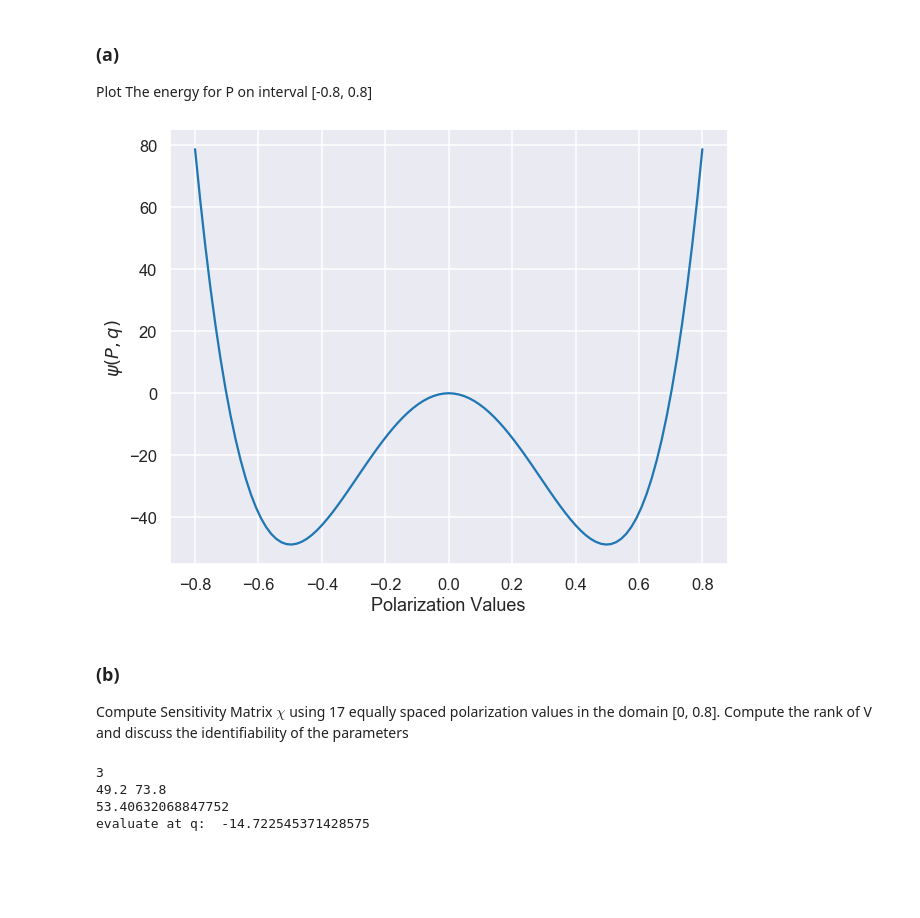
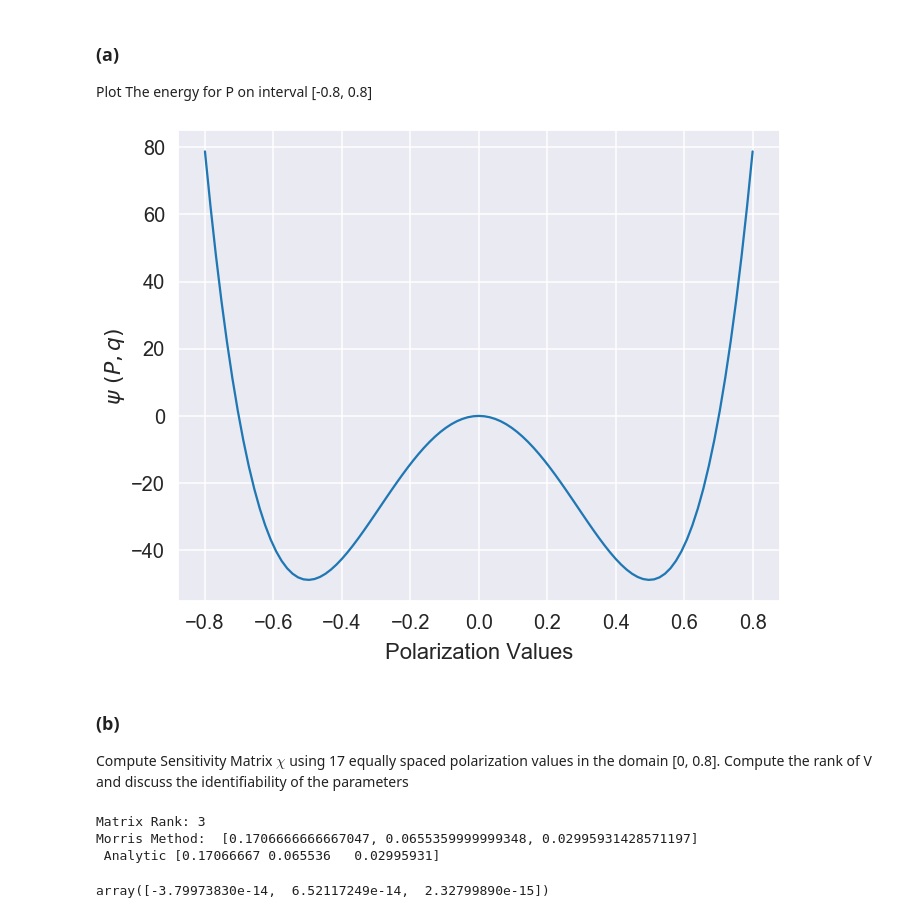
Before and after one commit to adamcwatts/MA540_UQ, a Jupyter notebook: Project2/Problem3.ipynb, the cells around one changed output. Cells and saved outputs as stored; diff of their text form; code cells hidden in the pictures; blank space fills up the shorter version.

```diff
--- a/Project2/Problem3.ipynb
+++ b/Project2/Problem3.ipynb
@@ -26,37 +94,55 @@ def y(q):
 ### (a)
 Plot The energy for P on interval [-0.8, 0.8]
 # %%
+SMALL_SIZE = 20
+MEDIUM_SIZE = 22
+BIGGER_SIZE = 24
+plt.rc('font', size=SMALL_SIZE)          # controls default text sizes
+plt.rc('axes', titlesize=SMALL_SIZE)     # fontsize of the axes title
+plt.rc('axes', labelsize=MEDIUM_SIZE)    # fontsize of the x and y labels
+plt.rc('xtick', labelsize=SMALL_SIZE)    # fontsize of the tick labels
+plt.rc('ytick', labelsize=SMALL_SIZE)    # fontsize of the tick labels
+plt.rc('legend', fontsize=MEDIUM_SIZE)    # legend fontsize
+plt.rc('figure', titlesize=BIGGER_SIZE)  # fontsize of the figure title
+
 a_1, a_11, a_111 = -389.4, 761.3, 61.5
 q = [a_1, a_11, a_111]
 p_interval = np.linspace(-0.8, 0.8, 101)
 
 fig, axe = plt.subplots(ncols=1, nrows=1, figsize=(10,8))
 axe=sns.lineplot(p_interval, PSI(p_interval, q))
-axe.set_xlabel('Polarization Values');
-axe.set_ylabel('$\psi(P,q)$');
+axe.set_xlabel('Polarization Values', labelpad=10);
+axe.set_ylabel('$\psi \ (P,q)$');
+plt.tight_layout()
+plt.savefig('problem3_a.png')
 # %% [output]
-[figure, old version]
+[figure, new version]
 # %% [markdown]
 ### (b)
 Compute Sensitivity Matrix $\chi$ using 17 equally spaced polarization values in the domain [0, 0.8]. Compute the rank of V and discuss the identifiability of the parameters
-# %%
-p_domain = np.linspace(0, 0.8, 17)
-Chi = np.array([dPSI_da_1(p_domain), dPSI_da_11(p_domain), dPSI_da_111(p_domain)])
-
-rank = np.linalg.matrix_rank(np.transpose(Chi)@Chi)
-a = q[2]*0.8
-b = q[2]*1.20
-
-r = 50
-delta = 1 /20
-
-print(rank)
-print(q[2]*0.8, q[2]*1.20)
-print(a + (b-a)*np.random.uniform(0,1))
-
-print('evaluate at q: ',y(q))
-# %% [output]
-3
-49.2 73.8
-53.40632068847752
-evaluate at q:  -14.722545371428575
+# %%
+p_domain = np.linspace(0, 0.8, 17)
+
+# Chi is partial of  ∂ y(x_i, q) / q_j  how response changes at various independent inputs with respect to parameter
+
+Chi = np.column_stack((dy_da_1(p_domain),dy_da_11(p_domain), dy_da_111(p_domain)))
+rank = np.linalg.matrix_rank(np.transpose(Chi)@Chi)
+r = 50
+delta = 1 /20
+
+print('Matrix Rank:', rank)
+
+alpha_1_morris = morris_screen(y, r, delta, q, 0)
+alpha_11_morris = morris_screen(y, r, delta, q, 1)
+alpha_111_morris = morris_screen(y, r, delta, q, 2)
+
+grad_alphas = Chi[-1, :]
+u_star = [alpha_1_morris[1], alpha_11_morris[1], alpha_111_morris[1]]
+
+print('Morris Method: ', u_star, '\n', 'Analytic', grad_alphas)
+grad_alphas-u_star
+# %% [output]
+Matrix Rank: 3
+Morris Method:  [0.1706666666667047, 0.0655359999999348, 0.02995931428571197]
+ Analytic [0.17066667 0.065536   0.02995931]
+array([-3.79973830e-14,  6.52117249e-14,  2.32799890e-15])
```
Also changed, not shown: parts of 11 cells of this notebook, 1 other file.
